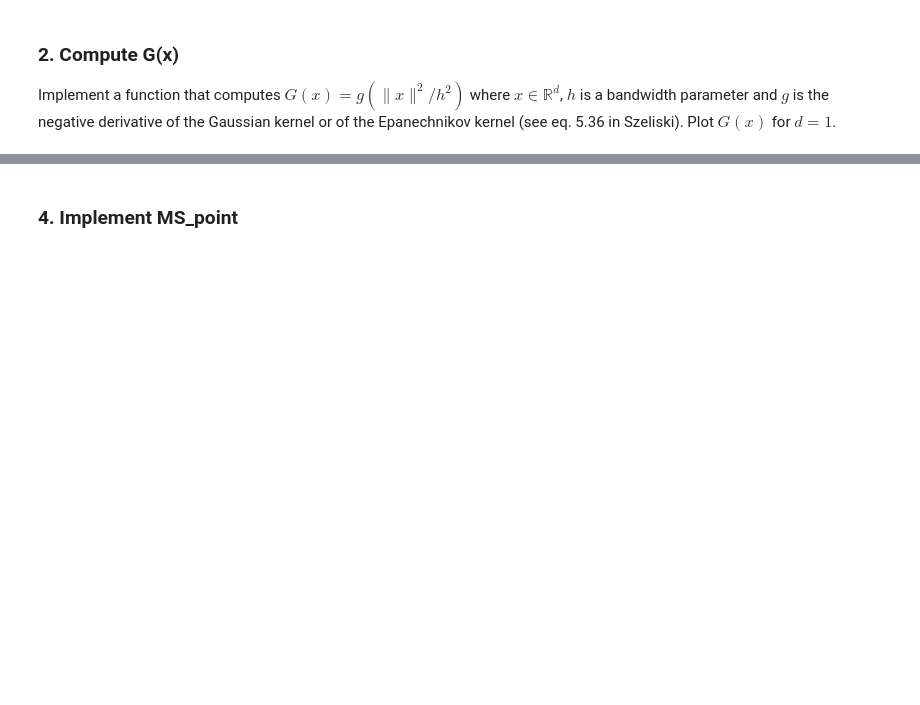
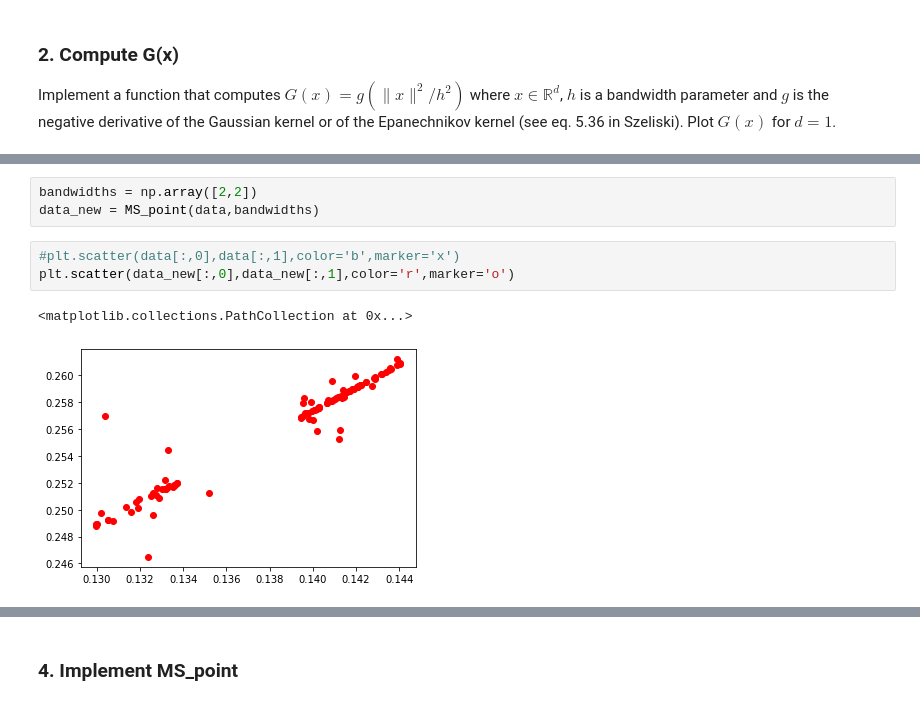
Before and after one commit to yeb2Binfang/DS_GY_3001_CV, a Jupyter notebook: HW/HW3/homework3.ipynb, the cells around one changed output, grey strips where cells are left out. Cells and saved outputs as stored; diff of their text form; blank space fills up the shorter version.

```diff
--- a/HW/HW3/homework3.ipynb
+++ b/HW/HW3/homework3.ipynb
@@ -75,0 +230,9 @@ y = [kernel(xi,np.array([h])) for xi in x]
+# %%
+bandwidths = np.array([2,2])
+data_new = MS_point(data,bandwidths)
+# %%
+#plt.scatter(data[:,0],data[:,1],color='b',marker='x')
+plt.scatter(data_new[:,0],data_new[:,1],color='r',marker='o')
+# %% [output]
+<matplotlib.collections.PathCollection at 0x...>
+[figure, added]
```
Also changed, not shown: parts of 17 cells of this notebook.
